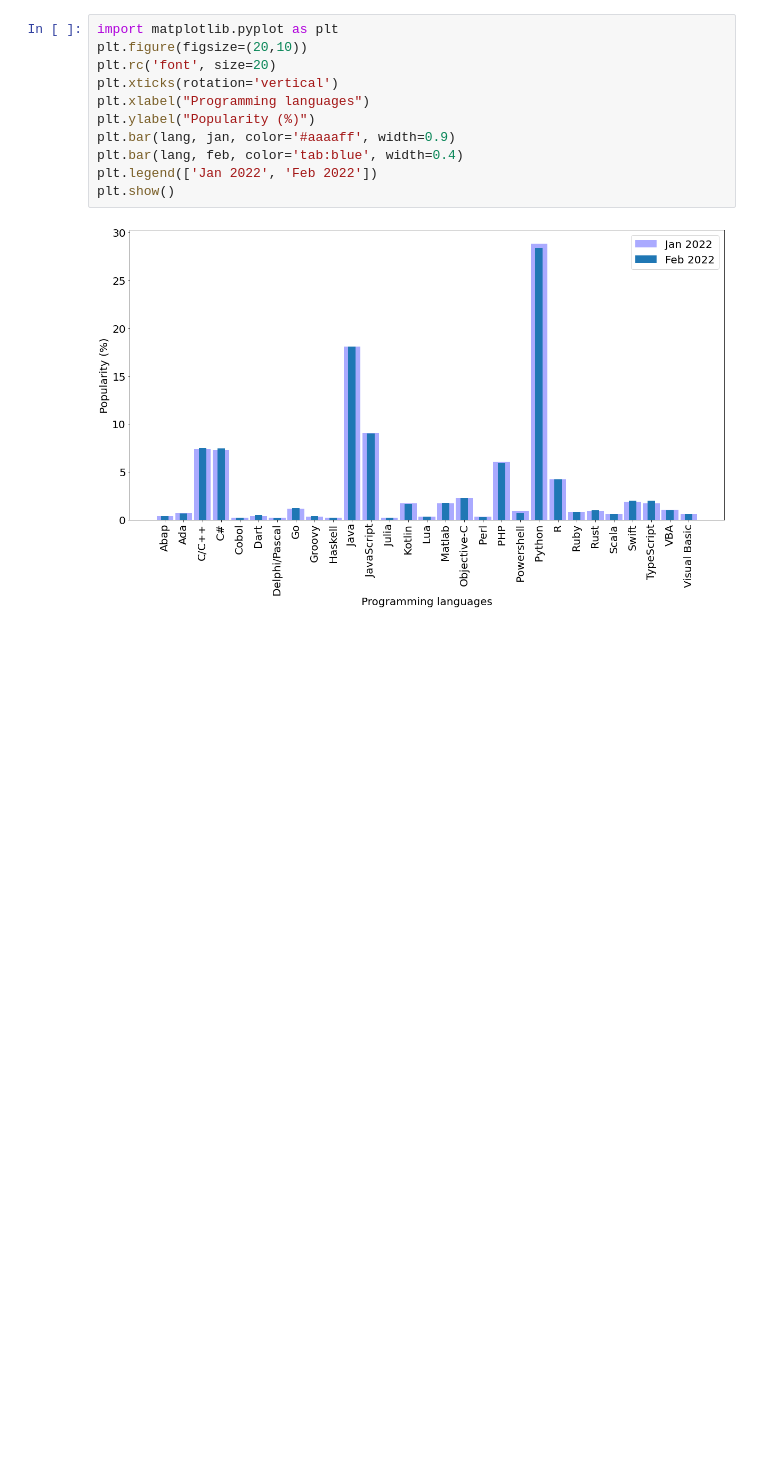
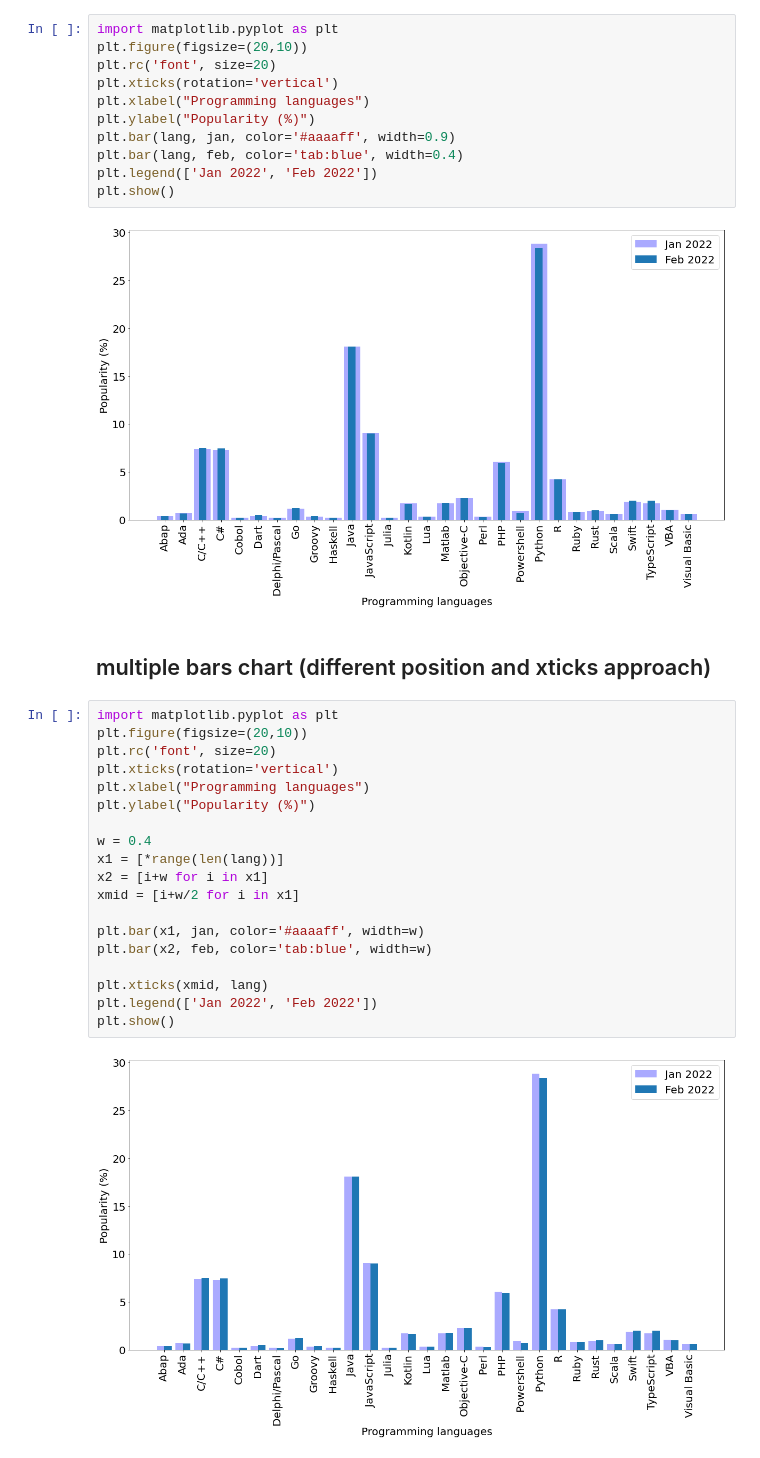
Before and after one commit to dudung/py-jupyter-nb, a Jupyter notebook: src/pandas/excel/chart/bar.ipynb, the cells around one changed output. Drawn from its saved outputs; the diff is of its cells as text; blank space fills up the shorter version.

Commit message:
update with different approach, fin

```diff
--- a/src/pandas/excel/chart/bar.ipynb
+++ b/src/pandas/excel/chart/bar.ipynb
@@ -59,3 +59,26 @@ plt.legend(['Jan 2022', 'Feb 2022'])
 plt.show()
 # %% [output]
 [figure]
+# %% [markdown]
+## multiple bars chart (different position and xticks approach)
+# %%
+import matplotlib.pyplot as plt
+plt.figure(figsize=(20,10))
+plt.rc('font', size=20)
+plt.xticks(rotation='vertical')
+plt.xlabel("Programming languages")
+plt.ylabel("Popularity (%)")
+
+w = 0.4
+x1 = [*range(len(lang))]
+x2 = [i+w for i in x1]
+xmid = [i+w/2 for i in x1]
+
+plt.bar(x1, jan, color='#aaaaff', width=w)
+plt.bar(x2, feb, color='tab:blue', width=w)
+
+plt.xticks(xmid, lang)
+plt.legend(['Jan 2022', 'Feb 2022'])
+plt.show()
+# %% [output]
+[figure, added]
```
